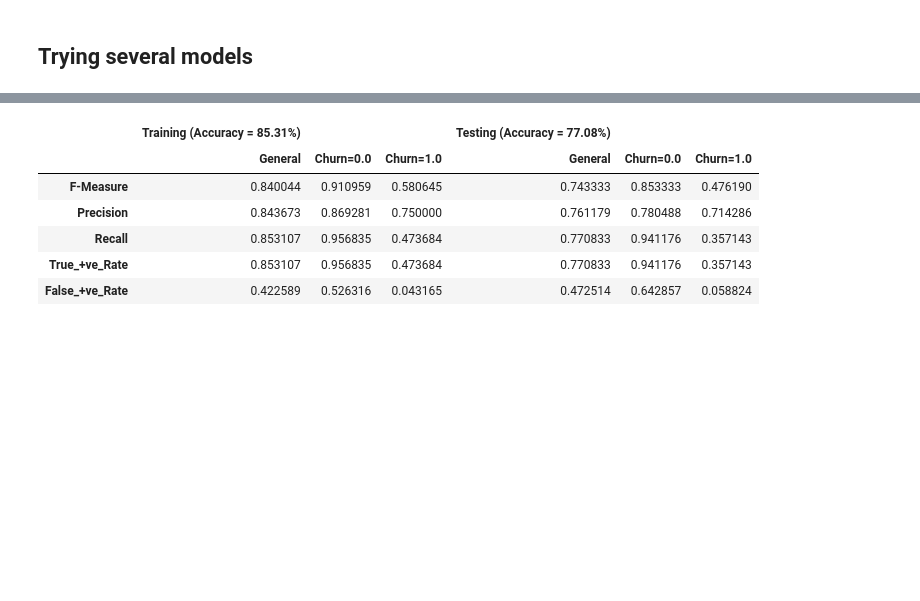
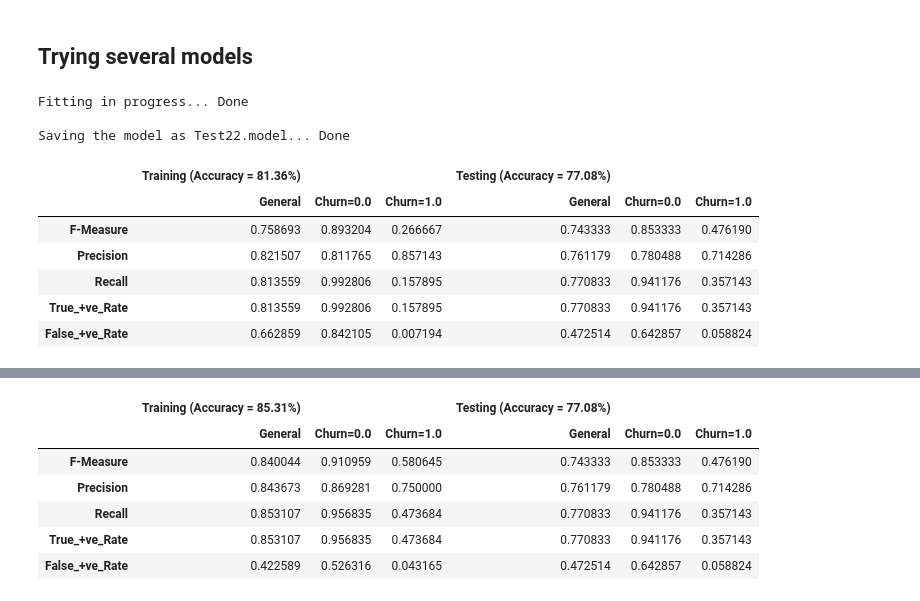
Before and after one commit to drnesr/Sparkify, a Jupyter notebook: Sparkify.ipynb, the cells around one changed output, grey strips where cells are left out. Saved outputs shown, nothing was run; the diff lists cells and outputs as text; code cells hidden in the pictures; blank space fills up the shorter version.

```diff
--- a/Sparkify.ipynb
+++ b/Sparkify.ipynb
@@ -1148,8 +1243,23 @@ only showing top 3 rows
 # %%
-# model = LogisticRegression()
-# param_grid = ParamGridBuilder() \
-#     .addGrid(model.elasticNetParam,[0.0, 0.1]) \
-#     .addGrid(model.regParam,[0.0, 0.1]) \
-#     .build()
+model = LogisticRegression()
+param_grid = ParamGridBuilder() \
+    .addGrid(model.elasticNetParam,[0.0, 0.1]) \
+    .addGrid(model.regParam,[0.0, 0.1]) \
+    .build()
 
-# m = model_fitting(test, model, param_grid, 'Test.model', num_folds=1)
+m = model_fitting(train, model, param_grid, 'Test22.model')
+# %% [output]
+Fitting in progress... Done
+
+Saving the model as Test22.model... Done
+# %%
+# Model metrics
+get_formated_metrics(m, test)
+# %% [output]
+|  | Training (Accuracy = 81.36%) |  |  | Testing (Accuracy = 77.08%) |  |  |
+|  | General | Churn=0.0 | Churn=1.0 | General | Churn=0.0 | Churn=1.0 |
+| F-Measure | 0.758693 | 0.893204 | 0.266667 | 0.743333 | 0.853333 | 0.476190 |
+| Precision | 0.821507 | 0.811765 | 0.857143 | 0.761179 | 0.780488 | 0.714286 |
+| Recall | 0.813559 | 0.992806 | 0.157895 | 0.770833 | 0.941176 | 0.357143 |
+| True_+ve_Rate | 0.813559 | 0.992806 | 0.157895 | 0.770833 | 0.941176 | 0.357143 |
+| False_+ve_Rate | 0.662859 | 0.842105 | 0.007194 | 0.472514 | 0.642857 | 0.058824 |
```
Also changed, not shown: parts of 12 cells of this notebook.
